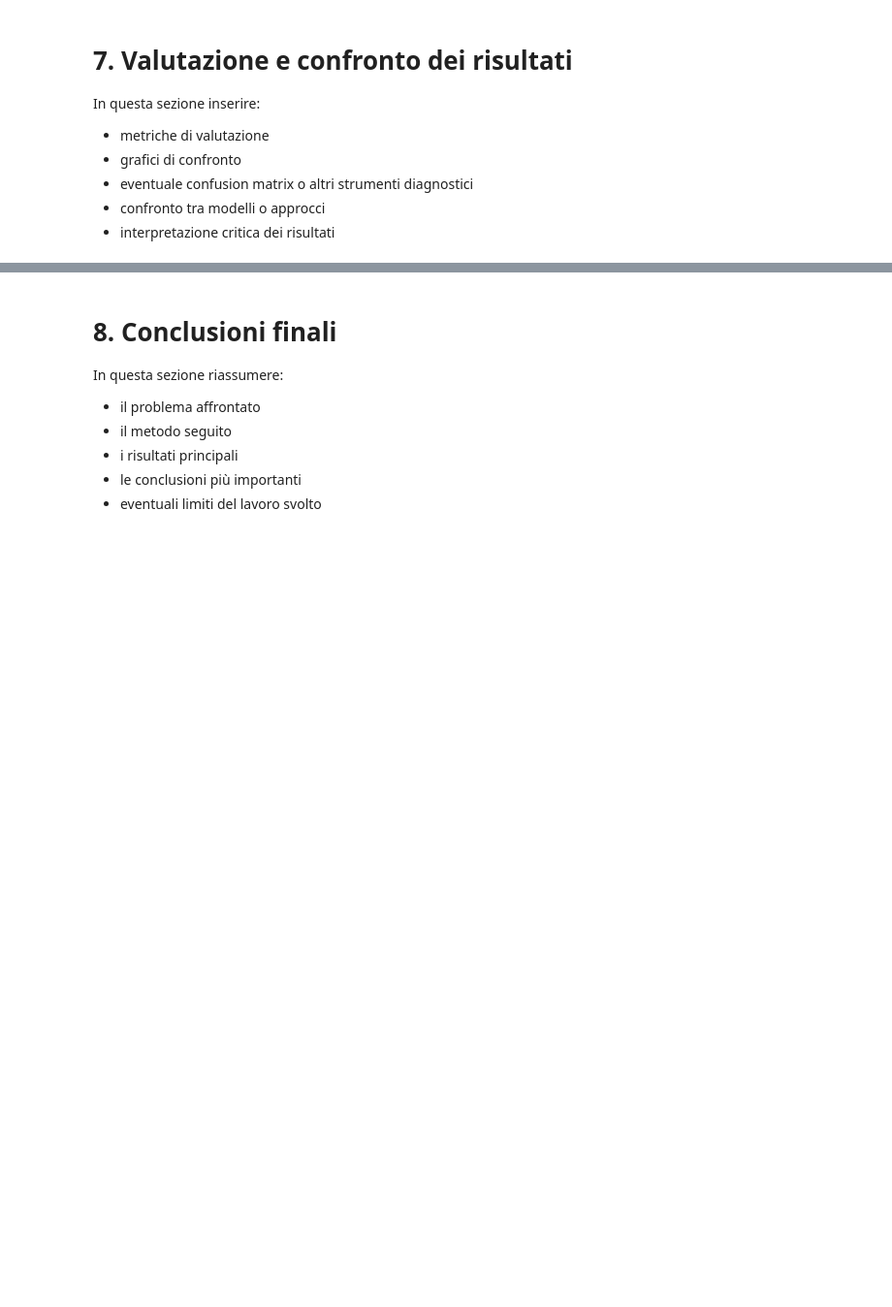
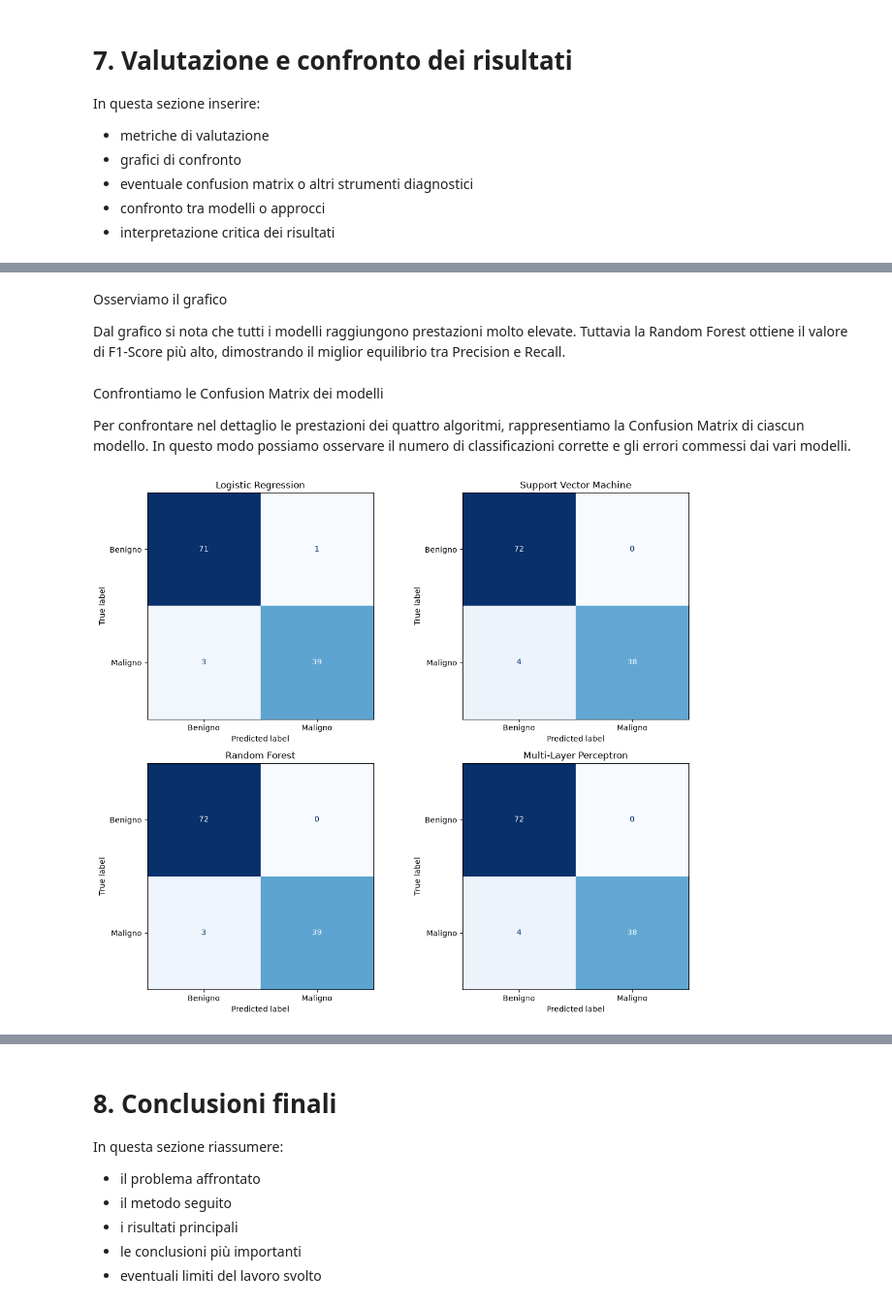
Before and after one commit to AntoninoCardillo2/ProgettoML_Cardillo_Ragazzini, a Jupyter notebook: Template_progetto_esame.ipynb, the cells around one changed output, grey strips where cells are left out. Shown at 97% size. Saved outputs shown, nothing was run; the diff lists cells and outputs as text; code cells hidden in the pictures; blank space fills up the shorter version.

```diff
--- a/Template_progetto_esame.ipynb
+++ b/Template_progetto_esame.ipynb
@@ -552,0 +468,38 @@ In questa sezione inserire:
+# %% [markdown]
+Osserviamo il grafico
+
+Dal grafico si nota che tutti i modelli raggiungono prestazioni molto elevate. Tuttavia la Random Forest ottiene il valore di F1-Score più alto, dimostrando il miglior equilibrio tra Precision e Recall.
+# %% [markdown]
+Confrontiamo le Confusion Matrix dei modelli
+
+Per confrontare nel dettaglio le prestazioni dei quattro algoritmi, rappresentiamo la Confusion Matrix di ciascun modello. In questo modo possiamo osservare il numero di classificazioni corrette e gli errori commessi dai vari modelli.
+# %%
+from sklearn.metrics import confusion_matrix, ConfusionMatrixDisplay
+import matplotlib.pyplot as plt
+
+# Creiamo una figura con 4 grafici
+fig, axes = plt.subplots(2, 2, figsize=(12, 10))
+
+modelli = [
+    ("Logistic Regression", y_pred_lr),
+    ("Support Vector Machine", y_pred_svm),
+    ("Random Forest", y_pred_rf),
+    ("Multi-Layer Perceptron", y_pred_mlp)
+]
+
+for ax, (nome, predizioni) in zip(axes.ravel(), modelli):
+
+    cm = confusion_matrix(y_test, predizioni)
+
+    disp = ConfusionMatrixDisplay(
+        confusion_matrix=cm,
+        display_labels=["Benigno", "Maligno"]
+    )
+
+    disp.plot(ax=ax, cmap="Blues", colorbar=False)
+    ax.set_title(nome)
+
+plt.tight_layout()
+plt.show()
+# %% [output]
+[figure, added]
```
Also changed, not shown: parts of 24 cells of this notebook.
